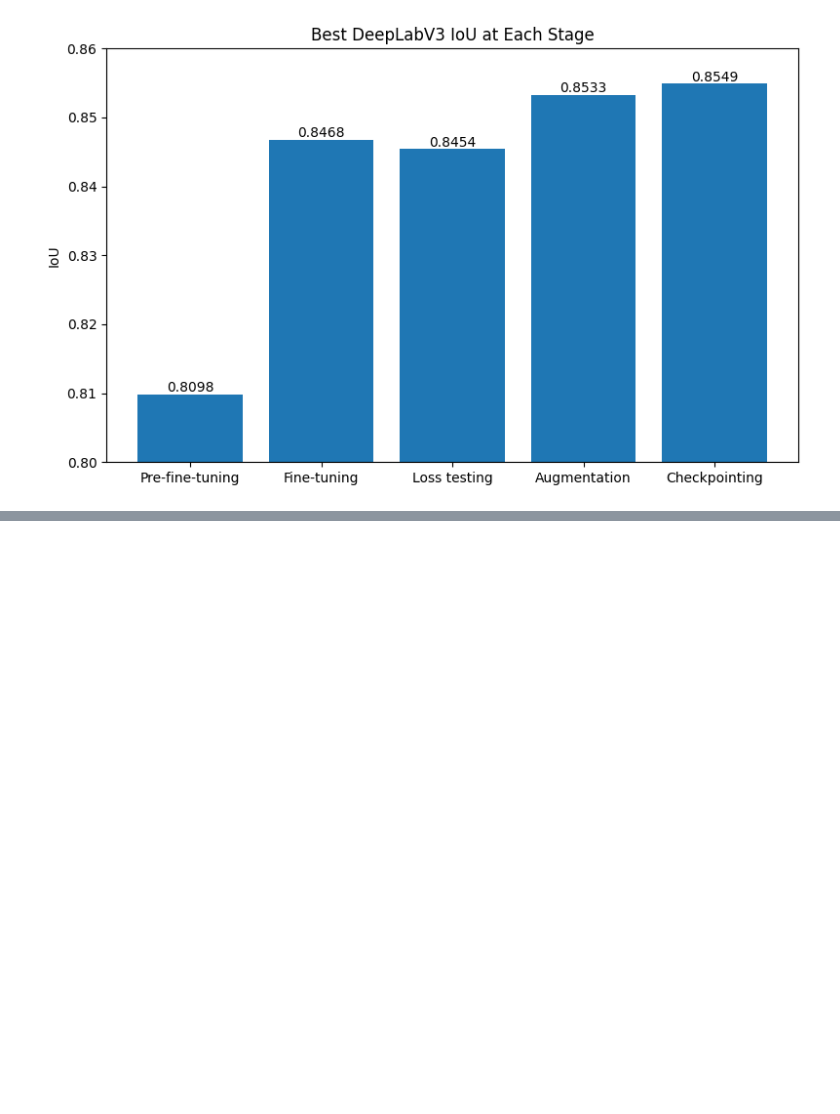
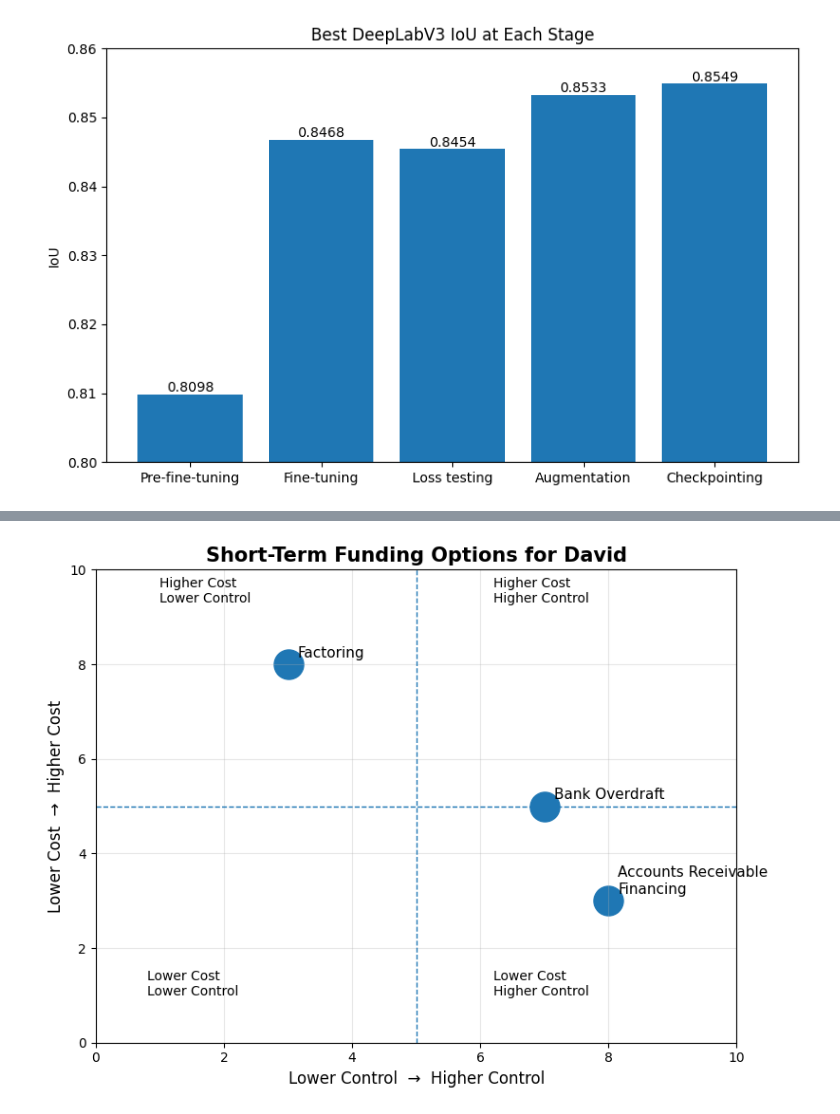
Before and after one commit to ChrisR32/graphs, a Jupyter notebook: graph.ipynb, the cells around one changed output, grey strips where cells are left out. Cells and saved outputs as stored; diff of their text form; code cells hidden in the pictures; blank space fills up the shorter version.

```diff
--- a/graph.ipynb
+++ b/graph.ipynb
@@ -644,0 +849,50 @@ plt.show()
+# %%
+import matplotlib.pyplot as plt
+
+# ----------------------------
+# data
+# ----------------------------
+solutions = [
+    "Accounts Receivable\nFinancing",
+    "Factoring",
+    "Bank Overdraft"
+]
+
+# x = control, y = cost
+x = [8, 3, 7]
+y = [3, 8, 5]
+
+# ----------------------------
+# plot
+# ----------------------------
+fig, ax = plt.subplots(figsize=(8, 6))
+
+ax.scatter(x, y, s=500)
+
+for i, label in enumerate(solutions):
+    ax.text(x[i] + 0.15, y[i] + 0.15, label, fontsize=11)
+
+# axes
+ax.set_xlim(0, 10)
+ax.set_ylim(0, 10)
+
+ax.set_xlabel("Lower Control  →  Higher Control", fontsize=12)
+ax.set_ylabel("Lower Cost  →  Higher Cost", fontsize=12)
+ax.set_title("Short-Term Funding Options for David", fontsize=15, fontweight="bold")
+
+# quadrant guide lines
+ax.axhline(5, linestyle="--", linewidth=1)
+ax.axvline(5, linestyle="--", linewidth=1)
+
+# optional quadrant labels
+ax.text(1, 9.3, "Higher Cost\nLower Control", fontsize=10)
+ax.text(6.2, 9.3, "Higher Cost\nHigher Control", fontsize=10)
+ax.text(0.8, 1.0, "Lower Cost\nLower Control", fontsize=10)
+ax.text(6.2, 1.0, "Lower Cost\nHigher Control", fontsize=10)
+
+ax.grid(alpha=0.3)
+plt.tight_layout()
+plt.savefig("short_term_funding_positioning_chart.png", dpi=300, bbox_inches="tight")
+plt.show()
+# %% [output]
+[figure, added]
```
Also changed, not shown: parts of 11 cells of this notebook, 1 other file.
